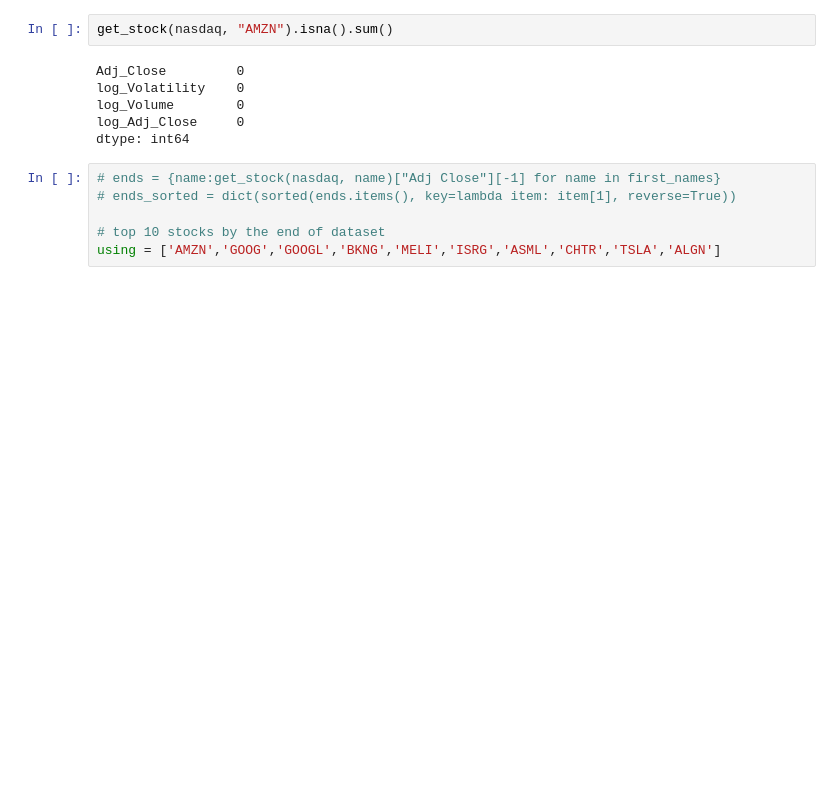
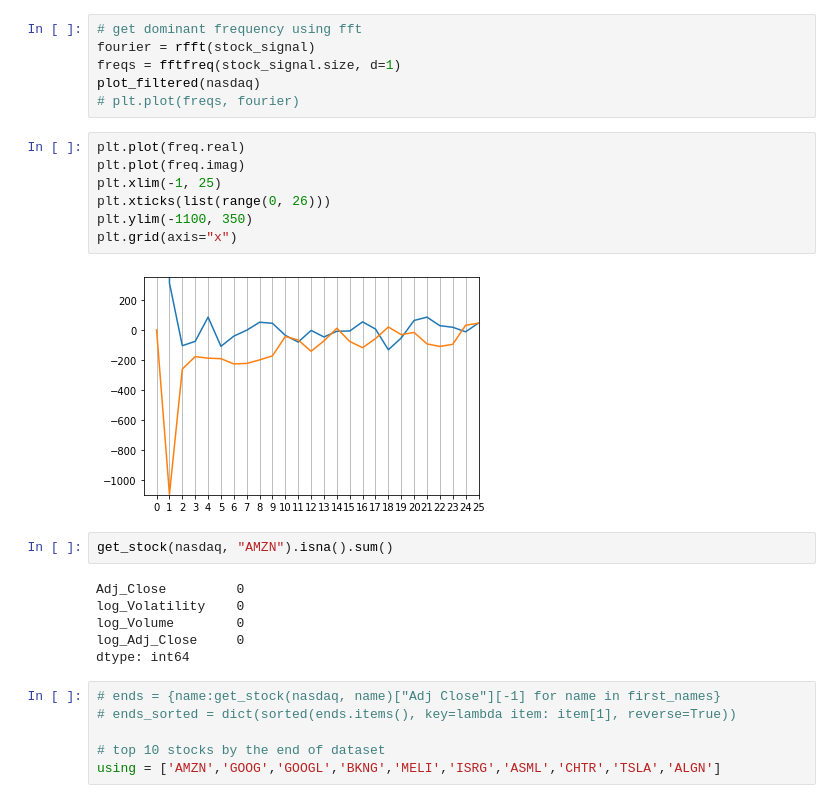
Before and after one commit to soraew/stock_quantiative_analysis, a Jupyter notebook: src/nasdaq.ipynb, the cells around one changed output. Saved outputs shown, nothing was run; the diff lists cells and outputs as text; blank space fills up the shorter version.

```diff
--- a/src/nasdaq.ipynb
+++ b/src/nasdaq.ipynb
@@ -147,3 +154,18 @@ plot_filtered(nasdaq)
+# %%
+# get dominant frequency using fft
+fourier = rfft(stock_signal)
+freqs = fftfreq(stock_signal.size, d=1)
+plot_filtered(nasdaq)
+# plt.plot(freqs, fourier)
+# %%
+plt.plot(freq.real)
+plt.plot(freq.imag)
+plt.xlim(-1, 25)
+plt.xticks(list(range(0, 26)))
+plt.ylim(-1100, 350)
+plt.grid(axis="x")
+# %% [output]
+[figure, added]
 # %%
 get_stock(nasdaq, "AMZN").isna().sum()
 # %% [output]
```
Also changed, not shown: parts of 11 cells of this notebook.
